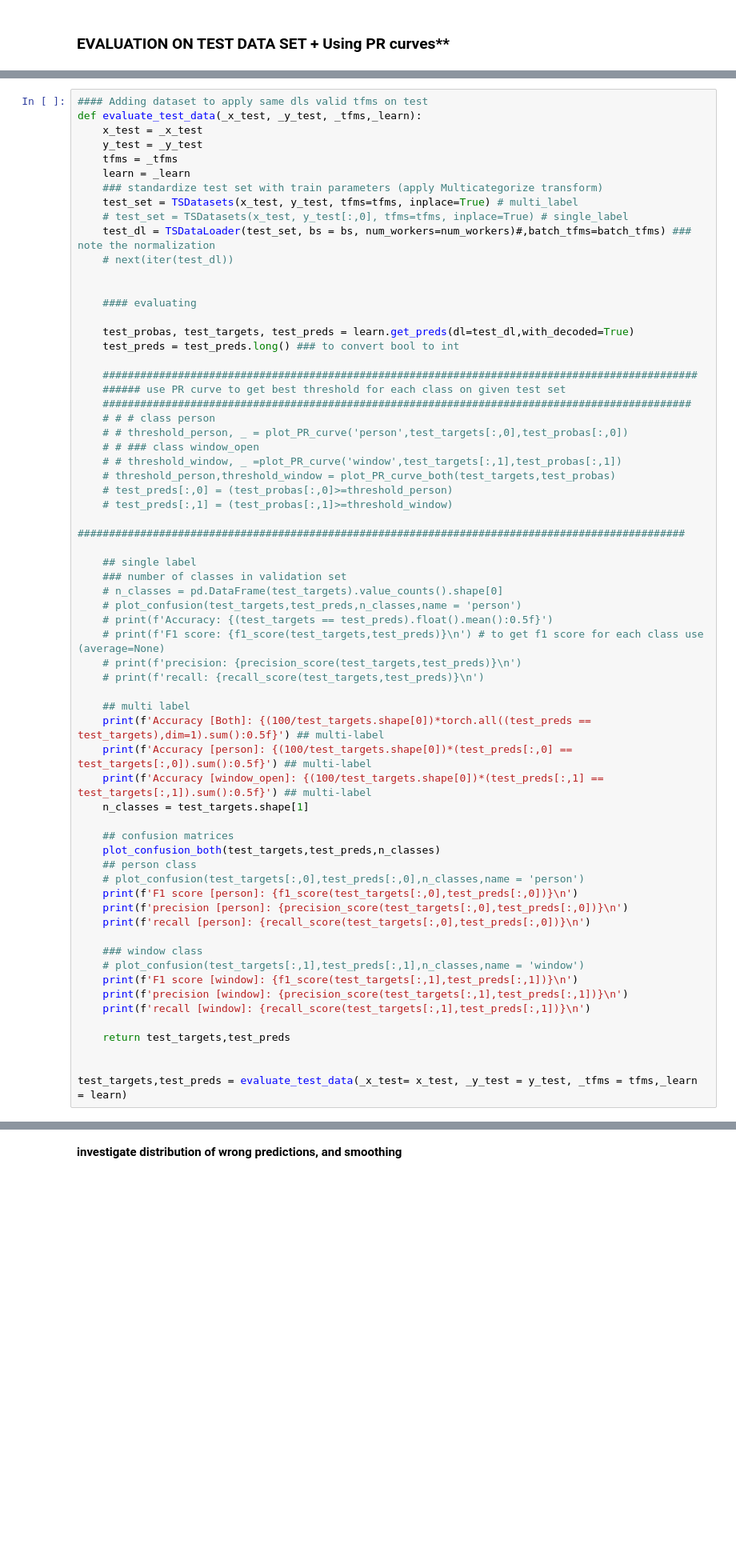
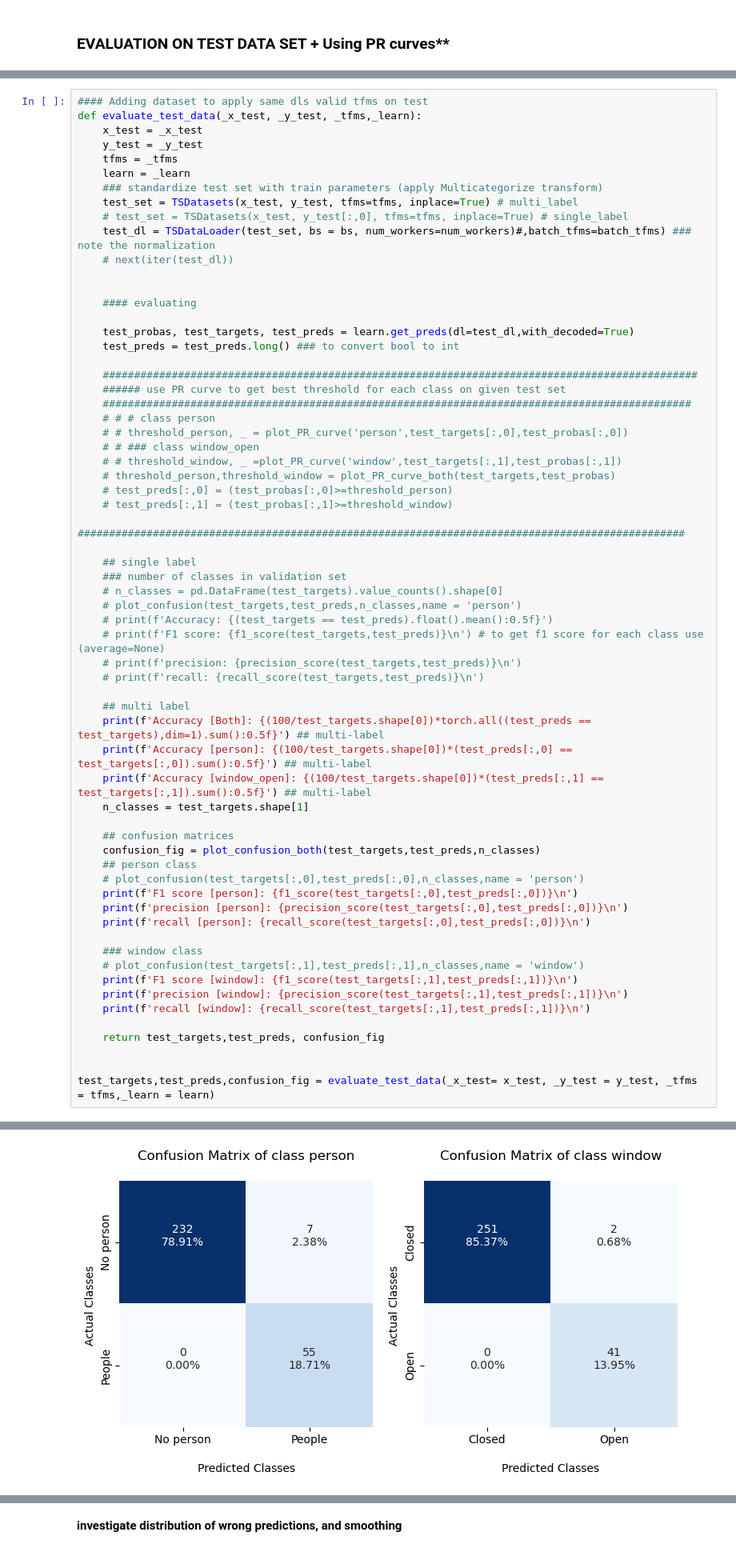
Before and after one commit to hex41434/TimeSeriesClassification, a Jupyter notebook: LSTM.ipynb, the cells around one changed output, grey strips where cells are left out. Shown at 80% size. Saved outputs shown, nothing was run; the diff lists cells and outputs as text; blank space fills up the shorter version.

```diff
--- a/LSTM.ipynb
+++ b/LSTM.ipynb
@@ -341,7 +428,7 @@ def evaluate_test_data(_x_test, _y_test, _tfms,_learn):
     n_classes = test_targets.shape[1]
 
     ## confusion matrices
-    plot_confusion_both(test_targets,test_preds,n_classes)
+    confusion_fig = plot_confusion_both(test_targets,test_preds,n_classes)
     ## person class
     # plot_confusion(test_targets[:,0],test_preds[:,0],n_classes,name = 'person')
     print(f'F1 score [person]: {f1_score(test_targets[:,0],test_preds[:,0])}\n')
@@ -354,7 +441,8 @@ def evaluate_test_data(_x_test, _y_test, _tfms,_learn):
     print(f'precision [window]: {precision_score(test_targets[:,1],test_preds[:,1])}\n')
     print(f'recall [window]: {recall_score(test_targets[:,1],test_preds[:,1])}\n')
 
-    return test_targets,test_preds
+    return test_targets,test_preds, confusion_fig
 
 
-test_targets,test_preds = evaluate_test_data(_x_test= x_test, _y_test = y_test, _tfms = tfms,_learn = learn)
+test_targets,test_preds,confusion_fig = evaluate_test_data(_x_test= x_test, _y_test = y_test, _tfms = tfms,_learn = learn)
+# %% [output]
@@ -360,0 +452 @@ test_targets,test_preds = evaluate_test_data(_x_test= x_test, _y_test = y_test,
+[figure, added]
```
Also changed, not shown: parts of 13 cells of this notebook, 10 other files.
